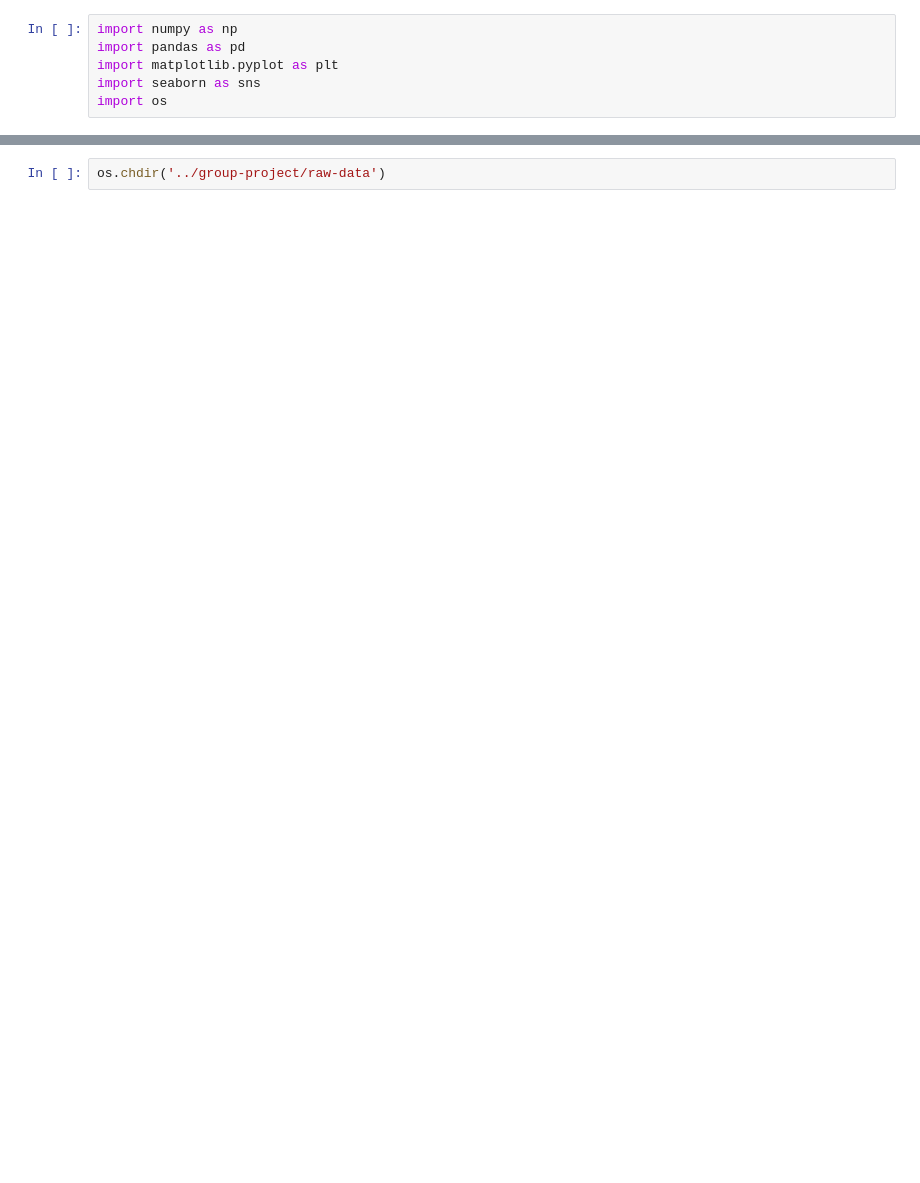
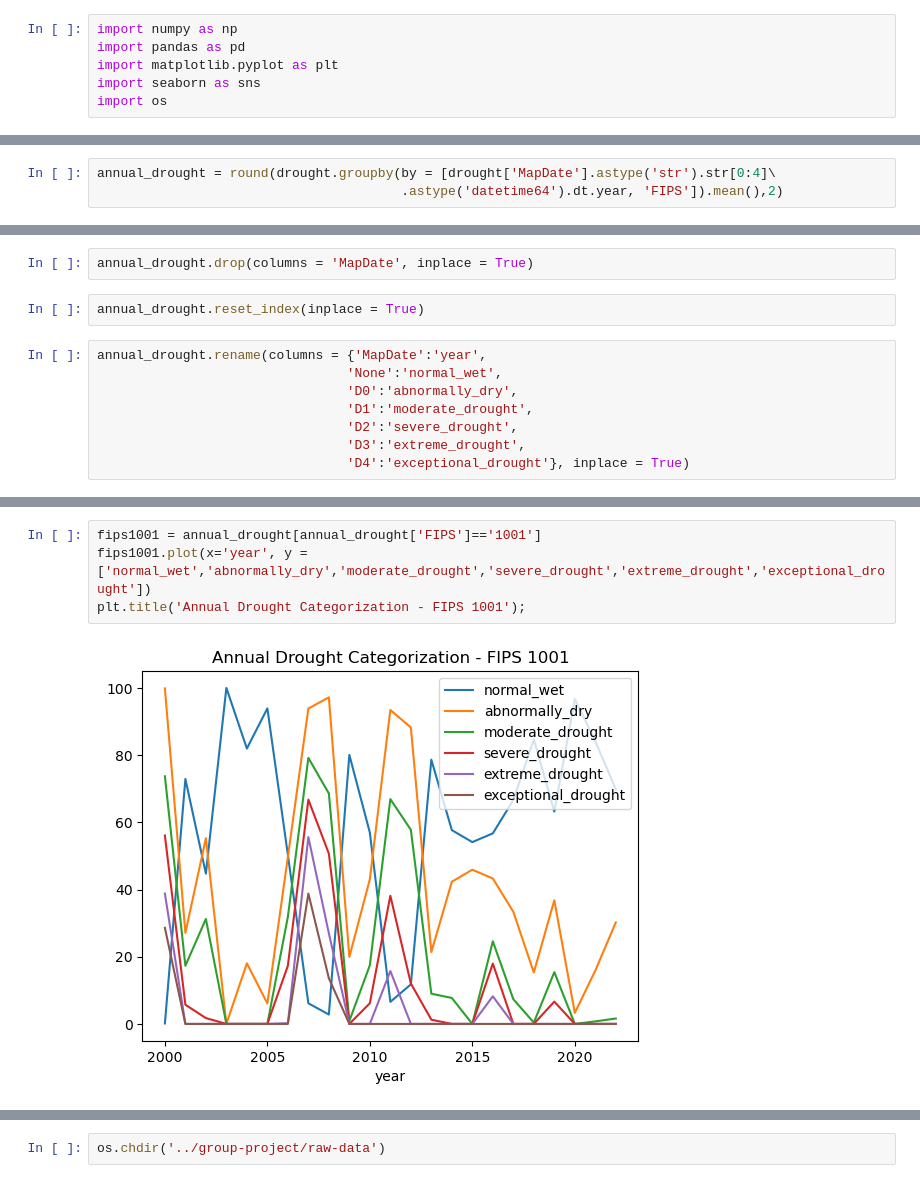
Before and after one commit to farahmalik11/project-5, a Jupyter notebook: Mrg_Temp_Drought.ipynb, the cells around one changed output, grey strips where cells are left out. Saved outputs shown, nothing was run; the diff lists cells and outputs as text; blank space fills up the shorter version.

```diff
--- a/Mrg_Temp_Drought.ipynb
+++ b/Mrg_Temp_Drought.ipynb
@@ -6,0 +385,3 @@ import os
+# %%
+annual_drought = round(drought.groupby(by = [drought['MapDate'].astype('str').str[0:4]\
+                                       .astype('datetime64').dt.year, 'FIPS']).mean(),2)
@@ -6,0 +398,12 @@ import os
+# %%
+annual_drought.drop(columns = 'MapDate', inplace = True)
+# %%
+annual_drought.reset_index(inplace = True)
+# %%
+annual_drought.rename(columns = {'MapDate':'year',
+                                'None':'normal_wet',
+                                'D0':'abnormally_dry',
+                                'D1':'moderate_drought',
+                                'D2':'severe_drought',
+                                'D3':'extreme_drought',
+                                'D4':'exceptional_drought'}, inplace = True)
@@ -6,0 +419,6 @@ import os
+# %%
+fips1001 = annual_drought[annual_drought['FIPS']=='1001']
+fips1001.plot(x='year', y = ['normal_wet','abnormally_dry','moderate_drought','severe_drought','extreme_drought','exceptional_drought'])
+plt.title('Annual Drought Categorization - FIPS 1001');
+# %% [output]
+[figure, added]
```
Also changed, not shown: parts of 86 cells of this notebook, 1 other file.
